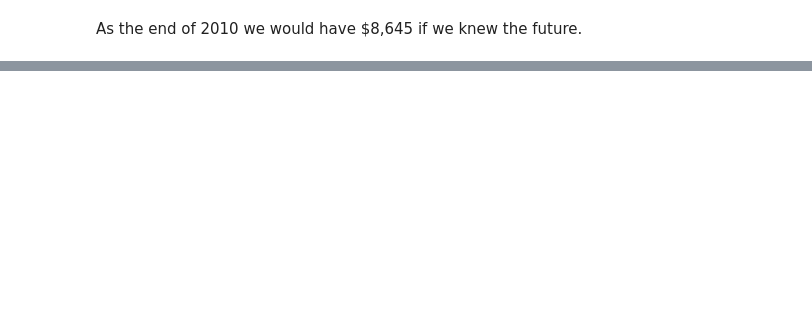
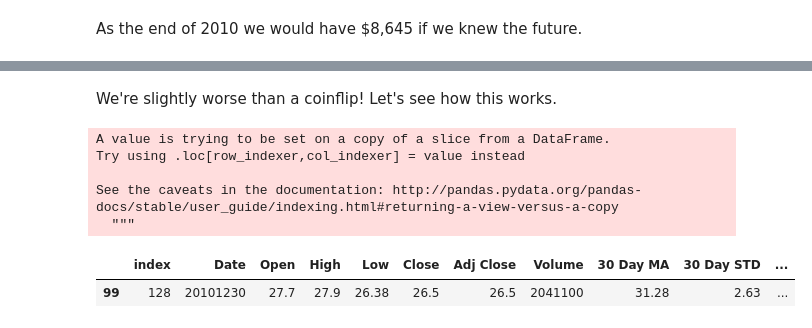
Before and after one commit to bababrownbear/makingmoneywithML, a Jupyter notebook: Making$$$WithML.ipynb, the cells around one changed output, grey strips where cells are left out. Cells and saved outputs as stored; diff of their text form; code cells hidden in the pictures; blank space fills up the shorter version.

```diff
--- a/Making$$$WithML.ipynb
+++ b/Making$$$WithML.ipynb
@@ -188,0 +297,57 @@ As the end of 2010 we would have $8,645 if we knew the future.
+# %% [markdown]
+We're slightly worse than a coinflip! Let's see how this works.
+# %%
+predictions = clf.predict(X)
+# The values of predictions are stored as a value from 0.00 to 1.00, but we need them as a true/false to work with our algorithm to calculate $$. Here I compare to .5 (threshold) to determine if the prediction is true or false.
+# You can manually adjust the threshold to get a better True Positive / True Negative rate, sometimes it's beneficial if they're trying to reduce a particular metric.
+predictions = predictions > .5
+X['Stock Goes Up Tomorrow'] = predictions
+# %% [output]
+A value is trying to be set on a copy of a slice from a DataFrame.
+Try using .loc[row_indexer,col_indexer] = value instead
+
+See the caveats in the documentation: http://pandas.pydata.org/pandas-docs/stable/user_guide/indexing.html#returning-a-view-versus-a-copy
+  """
+# %%
+# Same code as above, functionized. Use a dataset to determine how much money we'll have made with our trades.
+def howMuchMoneyDidWeMake(X):
+  if('Money In Wallet' not in X ):
+    X['Position'] = 'Hold'
+    X['Number Of Stocks Held'] = 0
+    X['Money In Wallet'] = 0
+    X.at[0, 'Money In Wallet'] = 1000
+
+  previousRow = ''
+  for index, row in X.iterrows():
+    # print(row)
+    if(index > 0):
+      row['Money In Wallet'] = previousRow['Money In Wallet']
+      row['Number Of Stocks Held'] = previousRow['Number Of Stocks Held']
+    if(row['Number Of Stocks Held'] == 0 and not row['Stock Goes Up Tomorrow']):
+      row['Position'] = 'Hold'
+      # print(1)
+    elif(row['Number Of Stocks Held'] == 0 and row['Stock Goes Up Tomorrow']):
+      row['Position'] = 'Buy'
+      row['Number Of Stocks Held'] = row['Money In Wallet'] / row['Adj Close']
+      row['Money In Wallet'] -= row['Number Of Stocks Held'] * row['Adj Close']
+      # print(2)
+    elif(row['Number Of Stocks Held'] > 0 and not row['Stock Goes Up Tomorrow']):
+      row['Position'] = 'Sell'
+      row['Money In Wallet'] += row['Number Of Stocks Held'] * row['Adj Close']
+      row['Number Of Stocks Held'] = 0
+      # print(3)
+    elif(row['Number Of Stocks Held'] > 0 and row['Stock Goes Up Tomorrow']):
+      row['Position'] = 'Hold'
+      # print(4)
+    previousRow = row
+    X.at[index] = row
+    X = X.round(2)
+
+  return X
+# %%
+X = X.reset_index()
+X = howMuchMoneyDidWeMake(X)
+X.tail(1)
+# %% [output]
+|  | index | Date | Open | High | Low | Close | Adj Close | Volume | 30 Day MA | 30 Day STD | ... |
+| 99 | 128 | 20101230 | 27.7 | 27.9 | 26.38 | 26.5 | 26.5 | 2041100 | 31.28 | 2.63 | ... |
```
Also changed, not shown: parts of 22 cells of this notebook.
